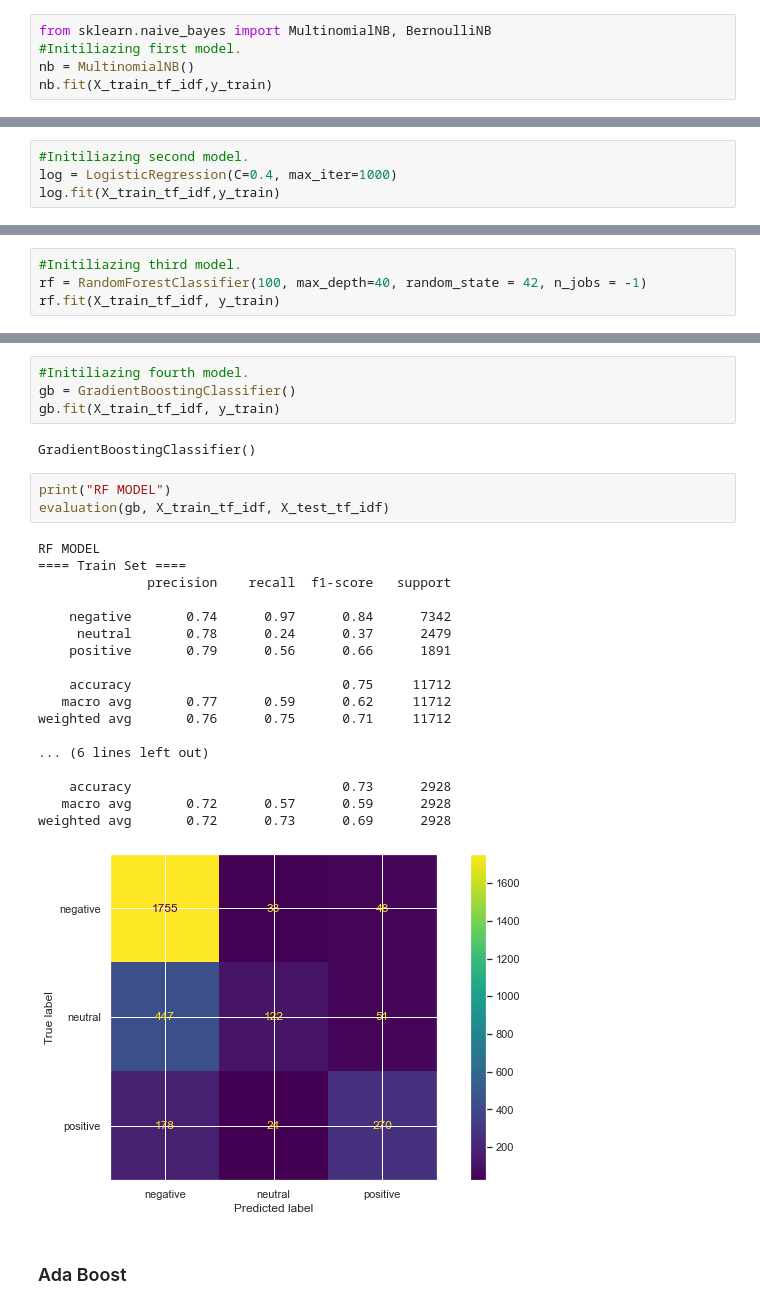
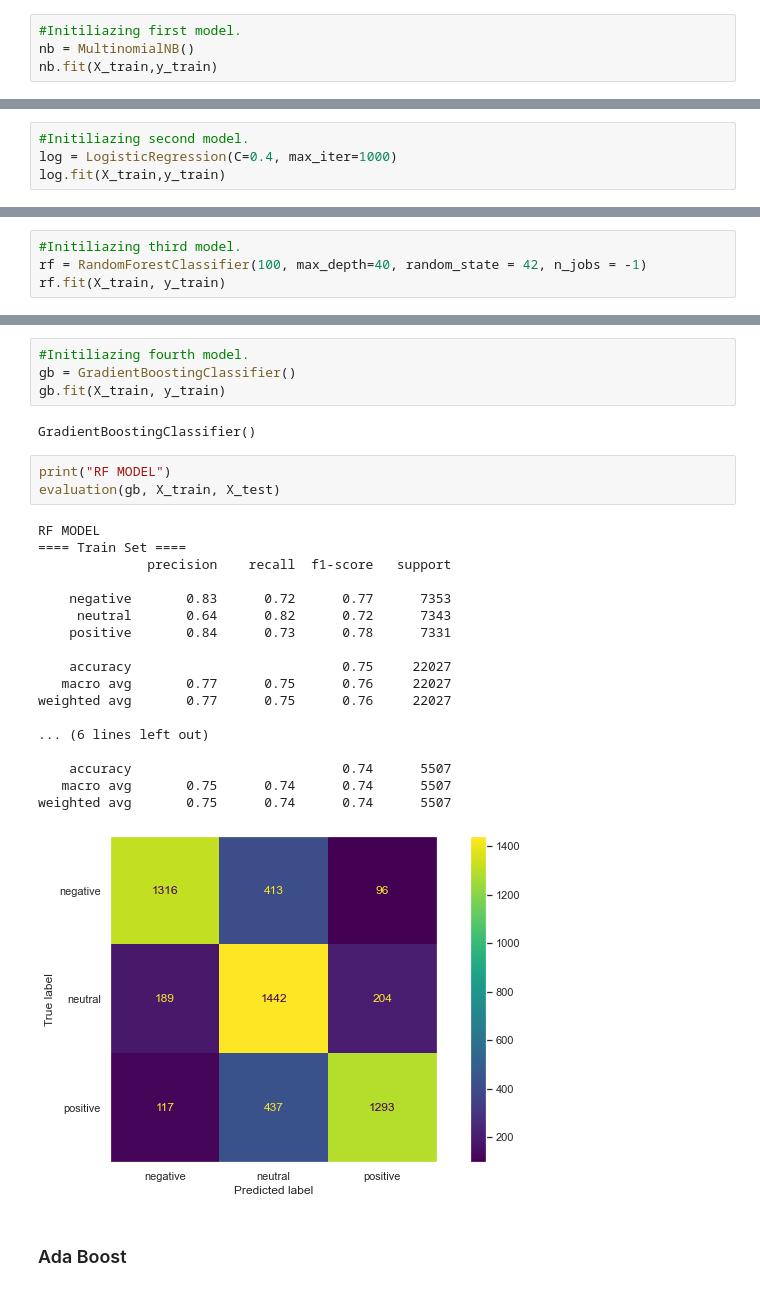
Before and after one commit to artificial126/U.S.-Airline-Sentiment-Project, a Jupyter notebook: project.ipynb, the cells around one changed output, grey strips where cells are left out. Drawn from its saved outputs; the diff is of its cells as text.

```diff
--- a/project.ipynb
+++ b/project.ipynb
@@ -469,10 +530,9 @@ pd.DataFrame(X_train_tf_idf.toarray(), columns = tf_idf_vectorizer.get_feature_n
 # %% [markdown]
 ### Naive Bayes
 # %%
-from sklearn.naive_bayes import MultinomialNB, BernoulliNB
 #Initiliazing first model.
 nb = MultinomialNB()
-nb.fit(X_train_tf_idf,y_train)
+nb.fit(X_train,y_train)
 # %% [output]
 MultinomialNB()
 # %%
@@ -502,7 +562,7 @@ weighted avg       0.74      0.70      0.63      2928
 # %%
 #Initiliazing second model.
 log = LogisticRegression(C=0.4, max_iter=1000)
-log.fit(X_train_tf_idf,y_train)
+log.fit(X_train,y_train)
 # %% [output]
 LogisticRegression(C=0.4, max_iter=1000)
 # %%
@@ -534,7 +592,7 @@ from sklearn.ensemble import RandomForestClassifier
 # %%
 #Initiliazing third model.
 rf = RandomForestClassifier(100, max_depth=40, random_state = 42, n_jobs = -1)
-rf.fit(X_train_tf_idf, y_train)
+rf.fit(X_train, y_train)
 # %% [output]
 RandomForestClassifier(max_depth=40, n_jobs=-1, random_state=42)
 # %%
@@ -570,31 +622,31 @@ from sklearn.tree import DecisionTreeClassifier
 # %%
 #Initiliazing fourth model.
 gb = GradientBoostingClassifier()
-gb.fit(X_train_tf_idf, y_train)
+gb.fit(X_train, y_train)
 # %% [output]
 GradientBoostingClassifier()
 # %%
 print("RF MODEL")
-evaluation(gb, X_train_tf_idf, X_test_tf_idf)
+evaluation(gb, X_train, X_test)
 # %% [output]
 RF MODEL
 ==== Train Set ====
               precision    recall  f1-score   support
 
-    negative       0.74      0.97      0.84      7342
-     neutral       0.78      0.24      0.37      2479
-    positive       0.79      0.56      0.66      1891
+    negative       0.83      0.72      0.77      7353
+     neutral       0.64      0.82      0.72      7343
+    positive       0.84      0.73      0.78      7331
 
-    accuracy                           0.75     11712
-   macro avg       0.77      0.59      0.62     11712
-weighted avg       0.76      0.75      0.71     11712
+    accuracy                           0.75     22027
+   macro avg       0.77      0.75      0.76     22027
+weighted avg       0.77      0.75      0.76     22027
 
 ... (6 lines left out)
 
-    accuracy                           0.73      2928
-   macro avg       0.72      0.57      0.59      2928
-weighted avg       0.72      0.73      0.69      2928
+    accuracy                           0.74      5507
+   macro avg       0.75      0.74      0.74      5507
+weighted avg       0.75      0.74      0.74      5507
-[figure, old version]
+[figure, new version]
 # %% [markdown]
 ### Ada Boost
 # %%
```
Also changed, not shown: parts of 75 cells of this notebook, 3 other files.
